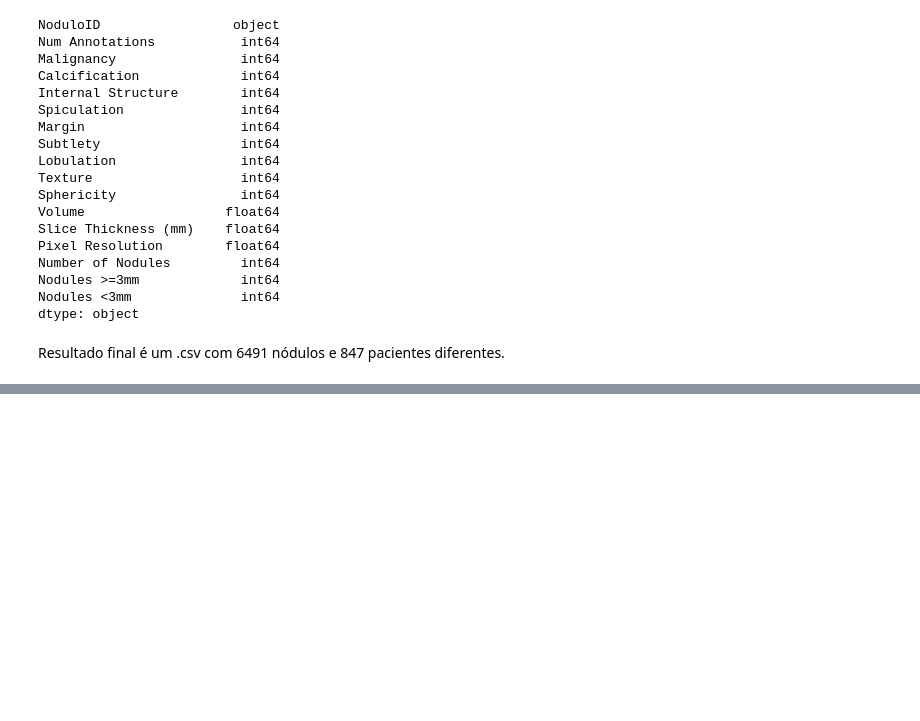
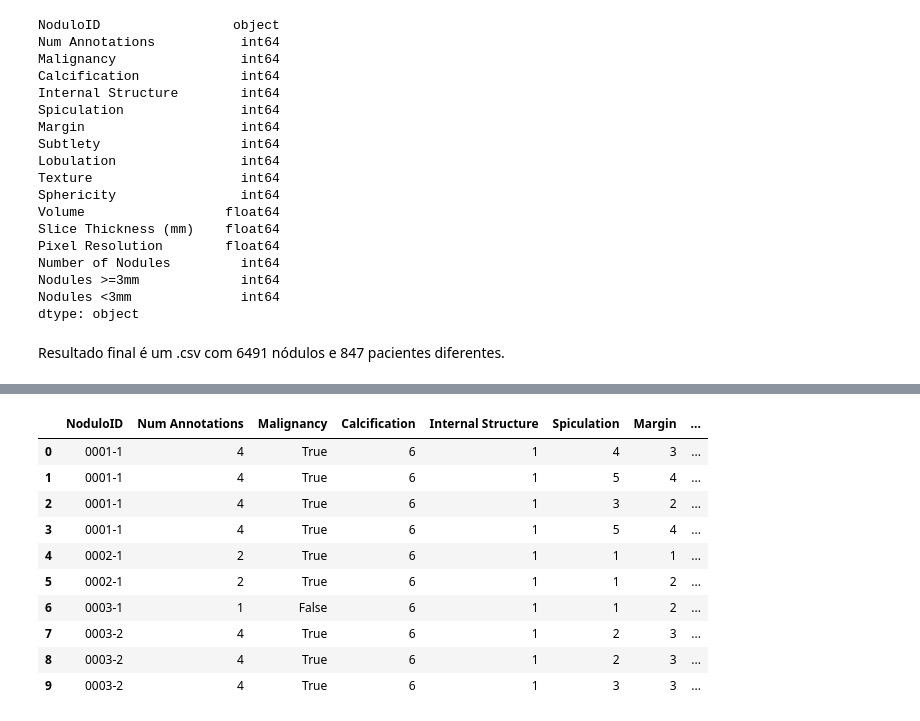
Before and after one commit to francisca005/Lung-Cancer-Classification, a Jupyter notebook: notebook.ipynb, the cells around one changed output, grey strips where cells are left out. Saved outputs shown, nothing was run; the diff lists cells and outputs as text; code cells hidden in the pictures; blank space fills up the shorter version.

Commit message:
Mapped Malignancy to 0/1.

```diff
--- a/notebook.ipynb
+++ b/notebook.ipynb
@@ -768,0 +783,41 @@ merged.to_csv("merged.csv", encoding='utf-8', index=False)
+# %%
+df = pd.read_csv('merged.csv')
+
+# Calculate average malignancy for each NoduleID
+malignancy_avg = df.groupby('NoduloID')['Malignancy'].mean()
+
+def classify_malignancy(avg):
+    if avg < 2:
+        return 0
+    elif avg > 4:
+        return 1
+    else:  # 2.5 <= avg <= 3.5
+        return None  # Mark for deletion
+
+# Apply classification to get the mapping
+nodule_classification = malignancy_avg.apply(classify_malignancy)
+
+# Filter out nodules that should be deleted (None values)
+nodules_to_keep = nodule_classification[nodule_classification.notna()].index
+
+# Filter the original dataframe to keep only valid nodules
+df_filtered = df[df['NoduloID'].isin(nodules_to_keep)].copy()
+
+# Update the Malignancy values based on the classification
+df_filtered['Malignancy'] = df_filtered['NoduloID'].map(nodule_classification)
+
+# Convert to boolean
+df_filtered['Malignancy'] = df_filtered['Malignancy'].astype(bool)
+
+# Display results
+print(f"Original dataset size: {len(df)}")
+print(f"Filtered dataset size: {len(df_filtered)}")
+print(f"\nNodules removed (avg between 2.5 and 3.5): {len(df) - len(df_filtered)}")
+print(f"\nUnique nodules before: {df['NoduloID'].nunique()}")
+print(f"Unique nodules after: {df_filtered['NoduloID'].nunique()}")
+
+# Show distribution of new Malignancy values
+print("\nNew Malignancy distribution:")
+print(df_filtered['Malignancy'].value_counts().sort_index())
+
+df_filtered.to_csv('final.csv', index=False)
@@ -768,0 +859,14 @@ merged.to_csv("merged.csv", encoding='utf-8', index=False)
+# %%
+df_filtered.head(10)
+# %% [output]
+|  | NoduloID | Num Annotations | Malignancy | Calcification | Internal Structure | Spiculation | Margin | ... |
+| 0 | 0001-1 | 4 | True | 6 | 1 | 4 | 3 | ... |
+| 1 | 0001-1 | 4 | True | 6 | 1 | 5 | 4 | ... |
+| 2 | 0001-1 | 4 | True | 6 | 1 | 3 | 2 | ... |
+| 3 | 0001-1 | 4 | True | 6 | 1 | 5 | 4 | ... |
+| 4 | 0002-1 | 2 | True | 6 | 1 | 1 | 1 | ... |
+| 5 | 0002-1 | 2 | True | 6 | 1 | 1 | 2 | ... |
+| 6 | 0003-1 | 1 | False | 6 | 1 | 1 | 2 | ... |
+| 7 | 0003-2 | 4 | True | 6 | 1 | 2 | 3 | ... |
+| 8 | 0003-2 | 4 | True | 6 | 1 | 2 | 3 | ... |
+| 9 | 0003-2 | 4 | True | 6 | 1 | 3 | 3 | ... |
```
Also changed, not shown: parts of 13 cells of this notebook, 1 other file.
